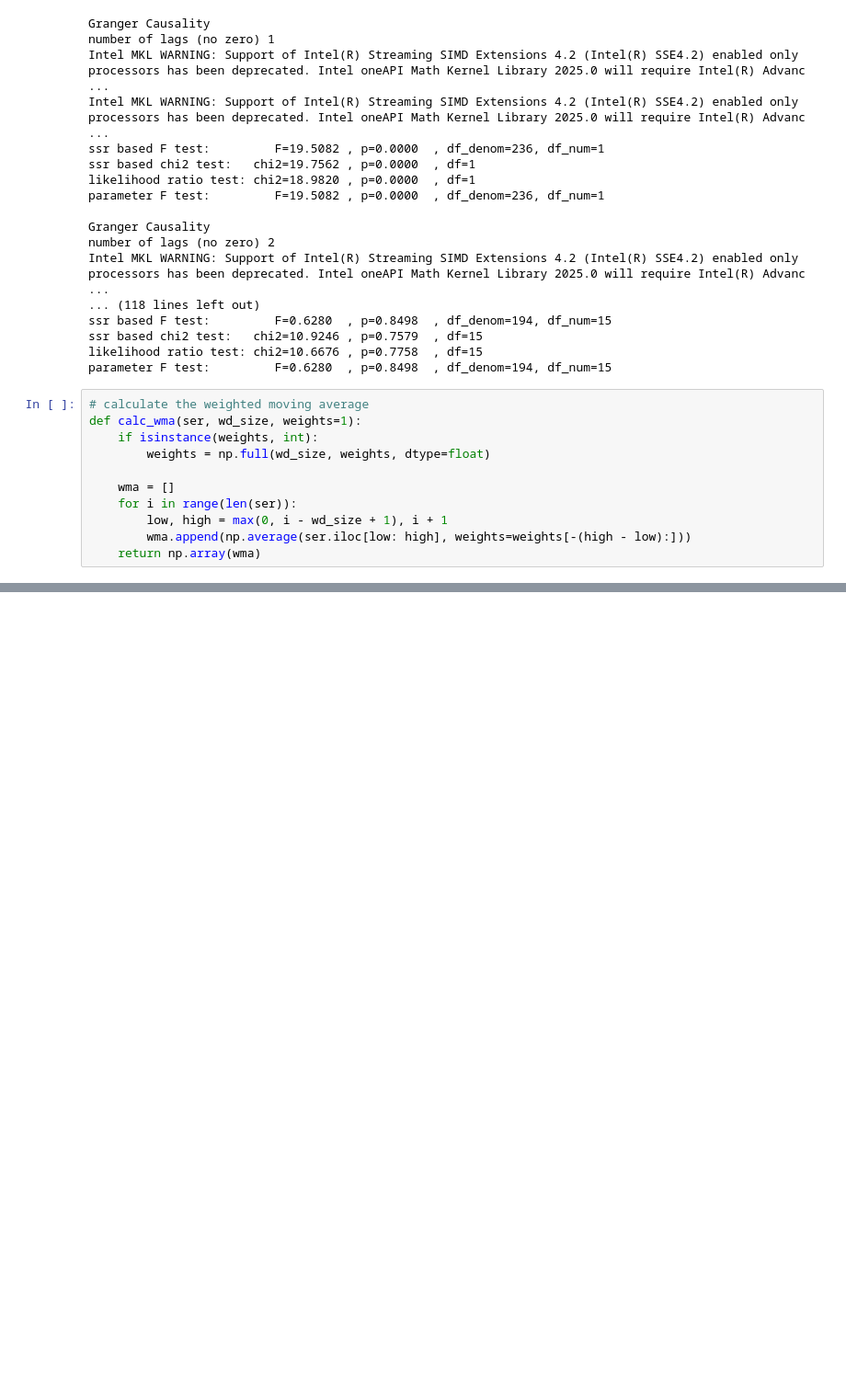
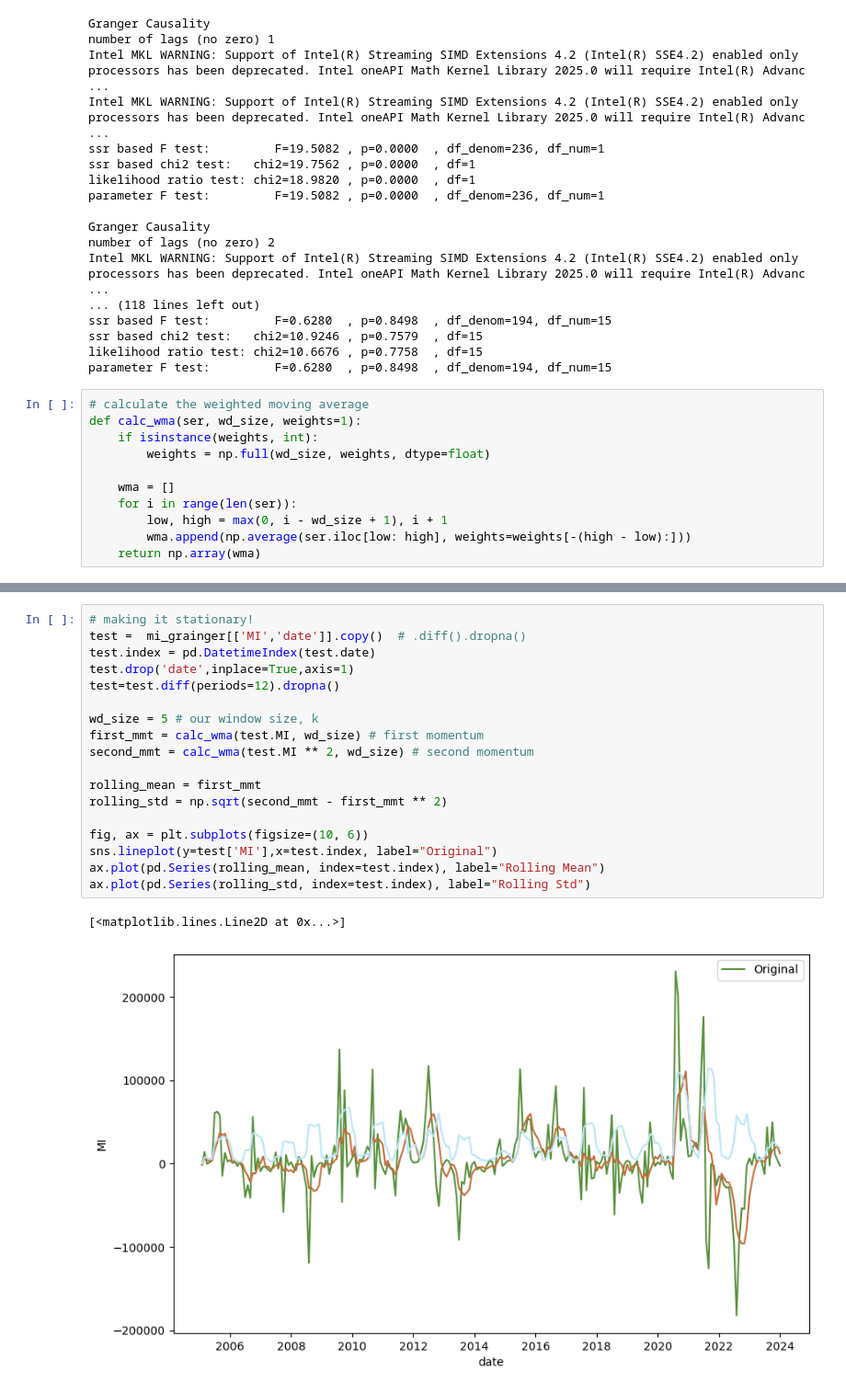
Before and after one commit to scmcqueen/NationalParksDataMining, a Jupyter notebook: covid_2008.ipynb, the cells around one changed output, grey strips where cells are left out. Shown at 92% size. Cells and saved outputs as stored; diff of their text form; blank space fills up the shorter version.

Commit message:
making it stationary

```diff
--- a/covid_2008.ipynb
+++ b/covid_2008.ipynb
@@ -578,3 +578,24 @@ ax.plot(pd.Series(rolling_std, index=mi_grainger['date']), label="Rolling Std")
 # %% [output]
 [<matplotlib.lines.Line2D at 0x...>]
 [figure]
+# %%
+# making it stationary!
+test =  mi_grainger[['MI','date']].copy()  # .diff().dropna()
+test.index = pd.DatetimeIndex(test.date)
+test.drop('date',inplace=True,axis=1)
+test=test.diff(periods=12).dropna()
+
+wd_size = 5 # our window size, k
+first_mmt = calc_wma(test.MI, wd_size) # first momentum
+second_mmt = calc_wma(test.MI ** 2, wd_size) # second momentum
+
+rolling_mean = first_mmt
+rolling_std = np.sqrt(second_mmt - first_mmt ** 2)
+
+fig, ax = plt.subplots(figsize=(10, 6))
+sns.lineplot(y=test['MI'],x=test.index, label="Original")
+ax.plot(pd.Series(rolling_mean, index=test.index), label="Rolling Mean")
+ax.plot(pd.Series(rolling_std, index=test.index), label="Rolling Std")
+# %% [output]
+[<matplotlib.lines.Line2D at 0x...>]
+[figure, added]
```
Also changed, not shown: parts of 3 cells of this notebook.
